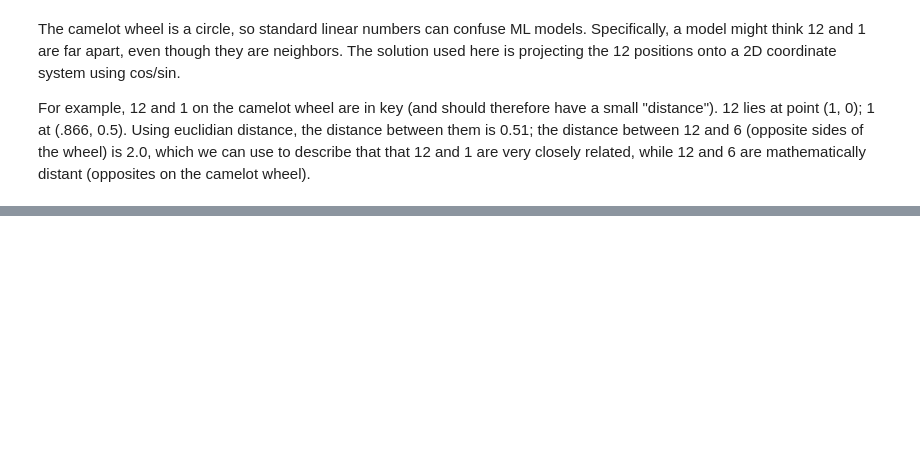
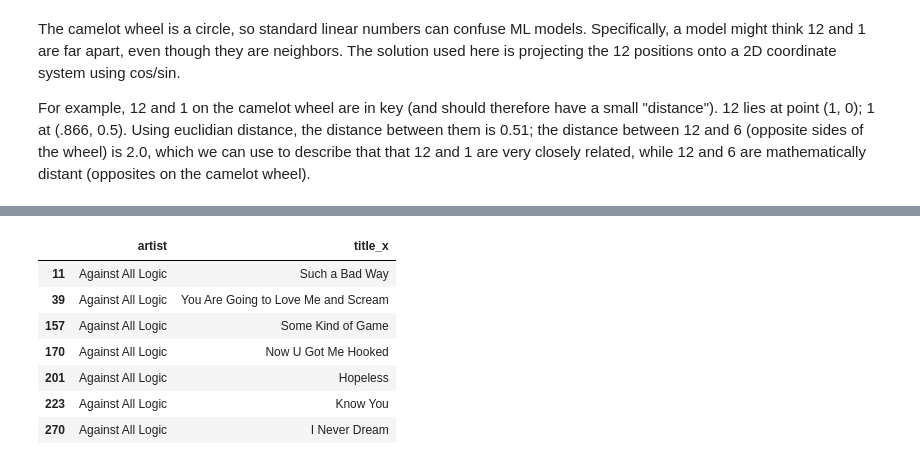
Before and after one commit to jdmremi/kcpr, a Jupyter notebook: kcpr.ipynb, the cells around one changed output, grey strips where cells are left out. Saved outputs shown, nothing was run; the diff lists cells and outputs as text; code cells hidden in the pictures; blank space fills up the shorter version.

```diff
--- a/kcpr.ipynb
+++ b/kcpr.ipynb
@@ -83,4 +89,15 @@ alt.Chart(songs).encode(
 # %% [output]
 [interactive output not drawn]
+# %%
+songs[songs["artist"].str.lower() == "against all logic"][["artist", "title_x"]]
+# %% [output]
+|  | artist | title_x |
+| 11 | Against All Logic | Such a Bad Way |
+| 39 | Against All Logic | You Are Going to Love Me and Scream |
+| 157 | Against All Logic | Some Kind of Game |
+| 170 | Against All Logic | Now U Got Me Hooked |
+| 201 | Against All Logic | Hopeless |
+| 223 | Against All Logic | Know You |
+| 270 | Against All Logic | I Never Dream |
 # %%
 # 5 songs closest to song 10 in our list (must standardize song first)
```
Also changed, not shown: parts of 4 cells of this notebook.
